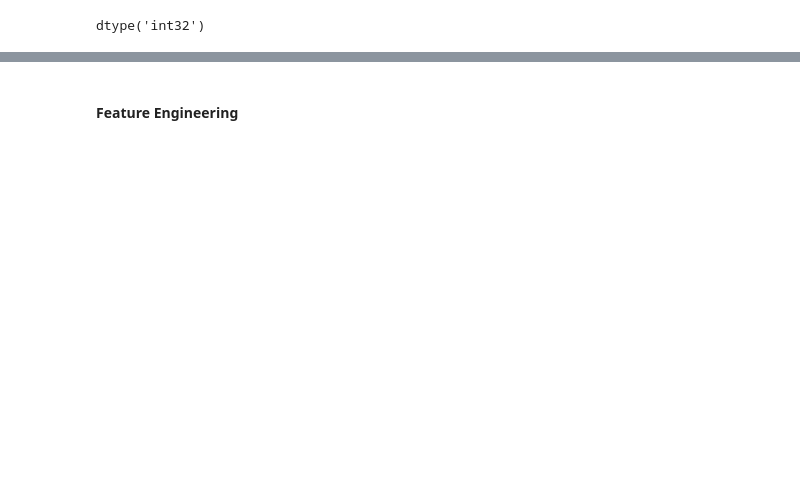
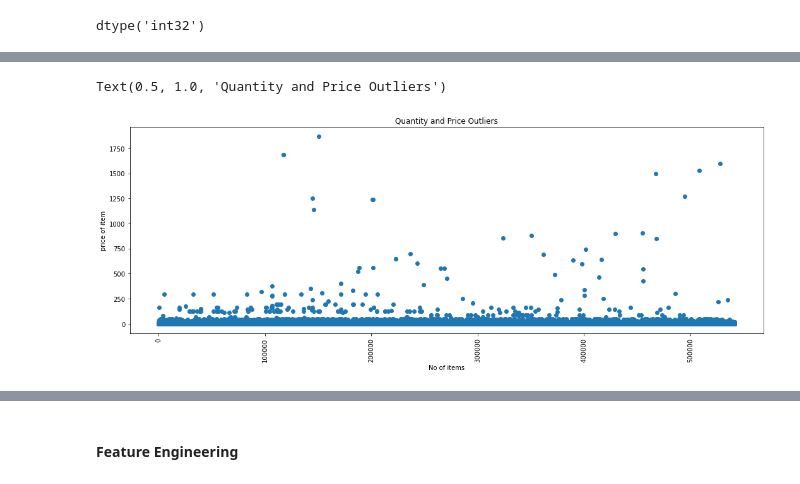
Before and after one commit to JuliaIron/Final_Project_Customer_Clustering, a Jupyter notebook: Notebook_Customer_Clustering.ipynb, the cells around one changed output, grey strips where cells are left out. Saved outputs shown, nothing was run; the diff lists cells and outputs as text; code cells hidden in the pictures; blank space fills up the shorter version.

```diff
--- a/Notebook_Customer_Clustering.ipynb
+++ b/Notebook_Customer_Clustering.ipynb
@@ -304,0 +342,13 @@ dtype('int32')
+# %%
+df_clean = df_clean[df_clean["Quantity"] < 1000]
+plt.figure(figsize = (18,6))
+plt.scatter(x = df_clean.index, y = df_clean["UnitPrice"])
+plt.xticks(rotation = 90)
+plt.xlabel("No of items")
+plt.ylabel("price of item")
+plt.title("Quantity and Price Outliers")
+
+# Drop quantity outliers above 1000
+# %% [output]
+Text(0.5, 1.0, 'Quantity and Price Outliers')
+[figure, added]
```
Also changed, not shown: parts of 38 cells of this notebook.
